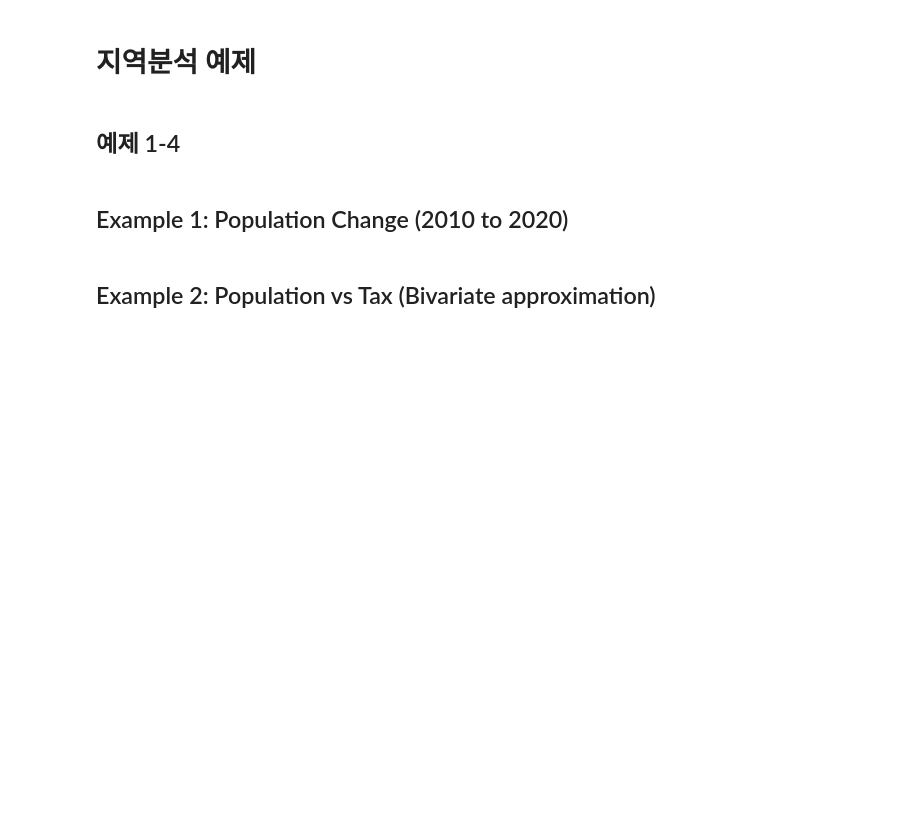
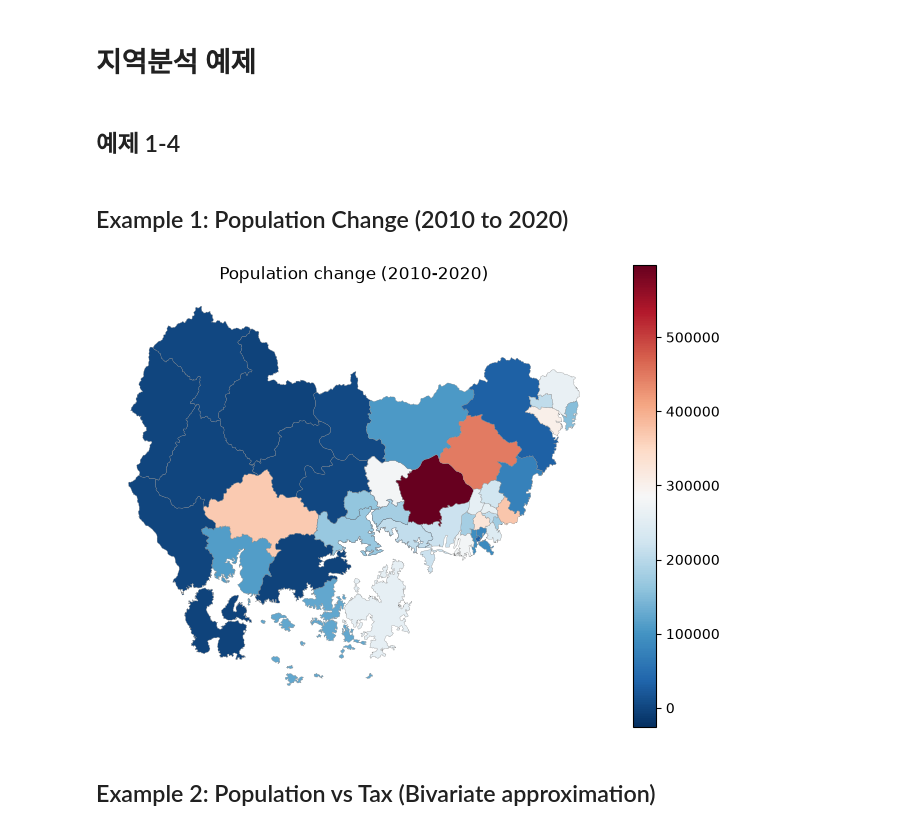
Before and after one commit to sigmafelix/pycensuskr, a Jupyter notebook: examples/v02_regional_analysis-ko.ipynb, the cells around one changed output. Cells and saved outputs as stored; diff of their text form; code cells hidden in the pictures; blank space fills up the shorter version.

```diff
--- a/examples/v02_regional_analysis-ko.ipynb
+++ b/examples/v02_regional_analysis-ko.ipynb
@@ -14,21 +14,23 @@ census = CensusKR()
 # %%
 import matplotlib.pyplot as plt
 
 adm2_2020 = census.load_districts(2020)
 df_2010_pop = census.anycensus(year=2010, codes=['Gyeongsangnam-do', 'Busan', 'Ulsan'], type='population')
 df_2020_pop = census.anycensus(year=2020, codes=['Gyeongsangnam-do', 'Busan', 'Ulsan'], type='population')
 
 sf_target = (
     adm2_2020
-    .merge(df_2010_pop[['adm2_code', 'all households_total_prs']], on='adm2_code', how='inner')
-    .merge(df_2020_pop[['adm2_code', 'all households_total_prs']], on='adm2_code', how='inner', suffixes=('_2010', '_2020'))
+    .merge(df_2010_pop[['adm2_code', 'all households_total_per']], on='adm2_code', how='inner')
+    .merge(df_2020_pop[['adm2_code', 'all households_total_per']], on='adm2_code', how='inner', suffixes=('_2010', '_2020'))
 )
-sf_target['change'] = sf_target['all households_total_prs_2020'] - sf_target['all households_total_prs_2010']
+sf_target['change'] = sf_target['all households_total_per_2020'] - sf_target['all households_total_per_2010']
 
 ax = sf_target.plot(column='change', cmap='RdBu_r', legend=True, linewidth=0.2, edgecolor='gray', figsize=(8, 6))
 ax.set_title('Population change (2010-2020)')
 ax.set_axis_off()
 plt.show()
+# %% [output]
+[figure, added]
 # %% [markdown]
 ## Example 2: Population vs Tax (Bivariate approximation)
 # %%
```
Also changed, not shown: parts of 3 cells of this notebook, 17 other files.
